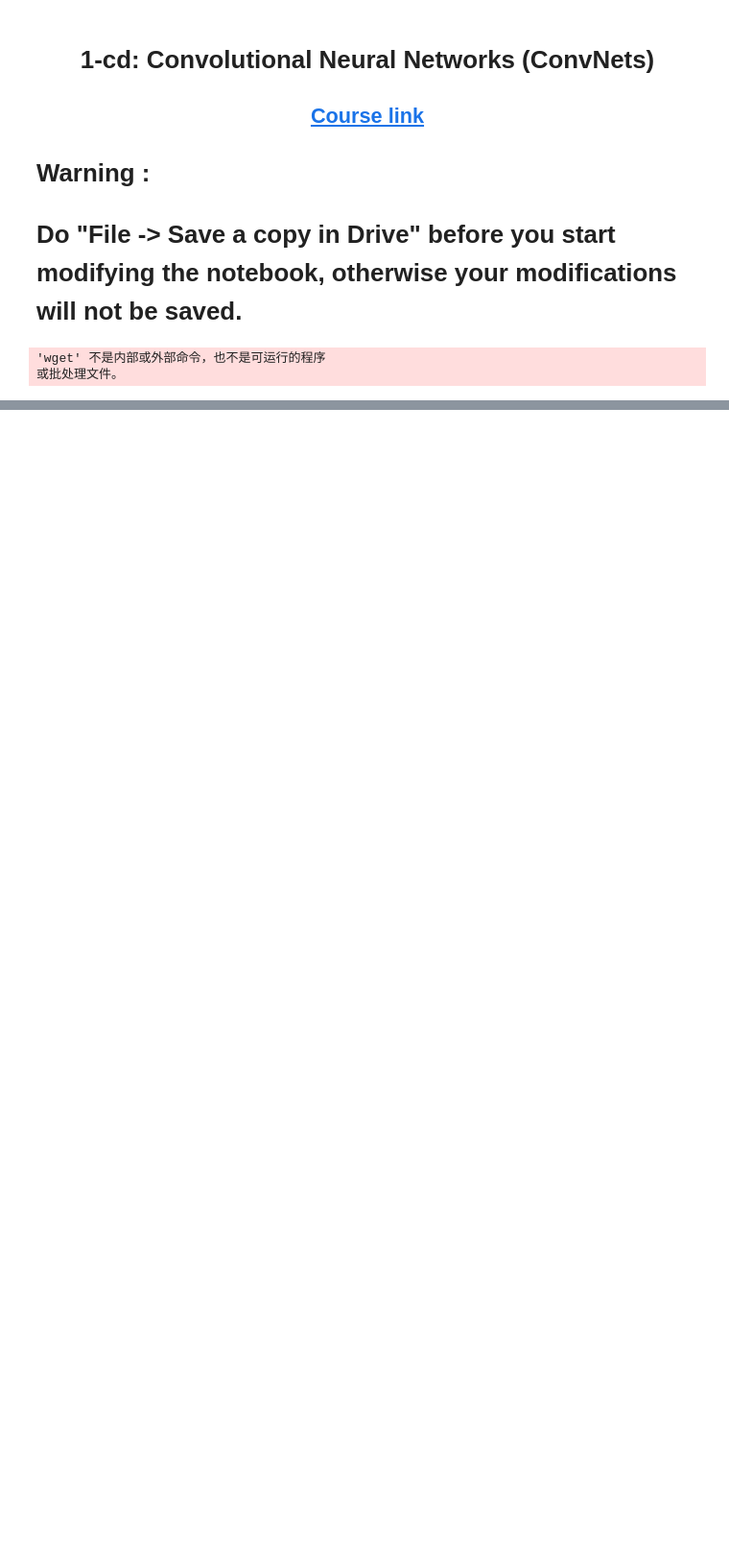
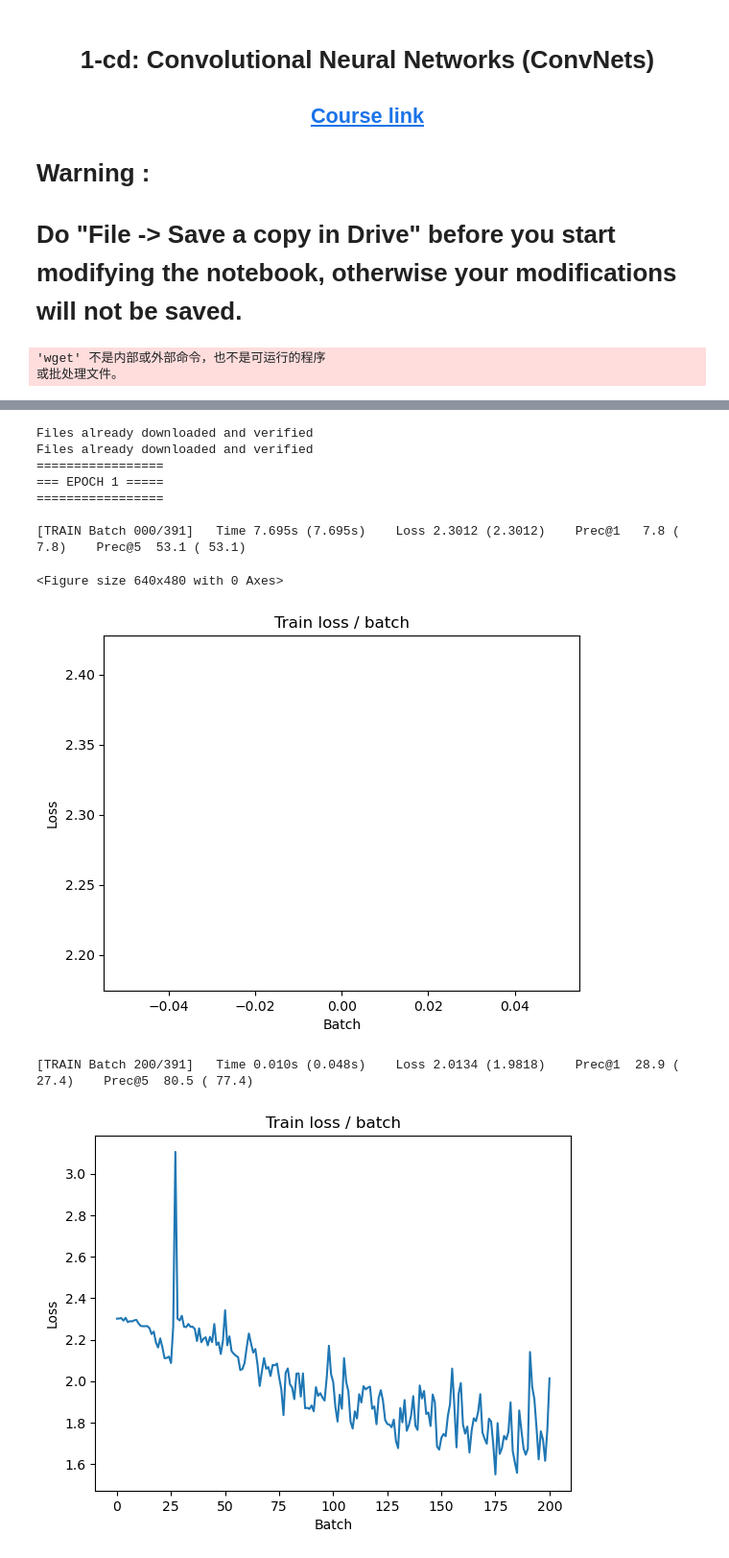
Before and after one commit to Mosakana/M2S3-RDFIA, a Jupyter notebook: section1/1_cd_CNNs.ipynb, the cells around one changed output, grey strips where cells are left out. Shown at 96% size. Saved outputs shown, nothing was run; the diff lists cells and outputs as text; code cells hidden in the pictures; blank space fills up the shorter version.

```diff
--- a/section1/1_cd_CNNs.ipynb
+++ b/section1/1_cd_CNNs.ipynb
@@ -236,7 +236,7 @@ class AlexNet(nn.Module):
             nn.MaxPool2d((2, 2), stride=2, padding=0),
             nn.Conv2d(64, 64, (5, 5), stride=1, padding=2),
             nn.ReLU(),
-            nn.MaxPool2d((2, 2), stride=2, padding=0),
+            nn.MaxPool2d((2, 2), stride=2, padding=0, ceil_mode=True),
         )
 
         self.classifier = nn.Sequential(
@@ -275,7 +275,7 @@ def get_cifar(batch_size, cuda):
 
     return train_loader, val_loader
 # %%
-def alexnet_main(batch_size=128, lr=0.1, epochs=5, cuda=False):
+def alexnet_main(batch_size=128, lr=0.1, epochs=5, dataloader=get_cifar, cuda=False):
 
     # ex :
     #   {"batch_size": 128, "epochs": 5, "lr": 0.1}
@@ -291,7 +291,7 @@ def alexnet_main(batch_size=128, lr=0.1, epochs=5, cuda=False):
         criterion = criterion.cuda()
 
     # Get the data
-    train, test = get_cifar(batch_size, cuda)
+    train, test = dataloader(batch_size, cuda)
 
     # init plots
     plot = AccLossPlot()
@@ -324,0 +344,41 @@ Original Traceback (most recent call last):
+# %%
+MU = [0.491,  0.482, 0.447]
+SIGMA = [0.202, 0.199, 0.201]
+def get_cifar_normalized(batch_size, cuda):
+    """
+    This function loads the dataset and performs transformations on each
+    image (listed in `transform = ...`).
+    """
+    train_dataset = datasets.CIFAR10(PATH, train=True, download=True,
+        transform=transforms.Compose([
+            transforms.ToTensor(),
+            transforms.Normalize(mean=MU, std=SIGMA),
+        ]))
+
+    val_dataset = datasets.CIFAR10(PATH, train=False, download=True,
+        transform=transforms.Compose([
+            transforms.ToTensor(),
+            transforms.Normalize(mean=MU, std=SIGMA),
+        ]))
+
+
+    train_loader = torch.utils.data.DataLoader(train_dataset,
+                        batch_size=batch_size, shuffle=True, pin_memory=cuda, num_workers=2)
+    val_loader = torch.utils.data.DataLoader(val_dataset,
+                        batch_size=batch_size, shuffle=False, pin_memory=cuda, num_workers=2)
+
+    return train_loader, val_loader
+# %%
+alexnet_main(128, 0.1, dataloader=get_cifar_normalized, cuda=True)
+# %% [output]
+Files already downloaded and verified
+Files already downloaded and verified
+=================
+=== EPOCH 1 =====
+=================
+
+[TRAIN Batch 000/391]   Time 7.695s (7.695s)    Loss 2.3012 (2.3012)    Prec@1   7.8 (  7.8)    Prec@5  53.1 ( 53.1)
+<Figure size 640x480 with 0 Axes>
+[figure, added]
+[TRAIN Batch 200/391]   Time 0.010s (0.048s)    Loss 2.0134 (1.9818)    Prec@1  28.9 ( 27.4)    Prec@5  80.5 ( 77.4)
+[figure, added]
```
Also changed, not shown: parts of 6 cells of this notebook.
